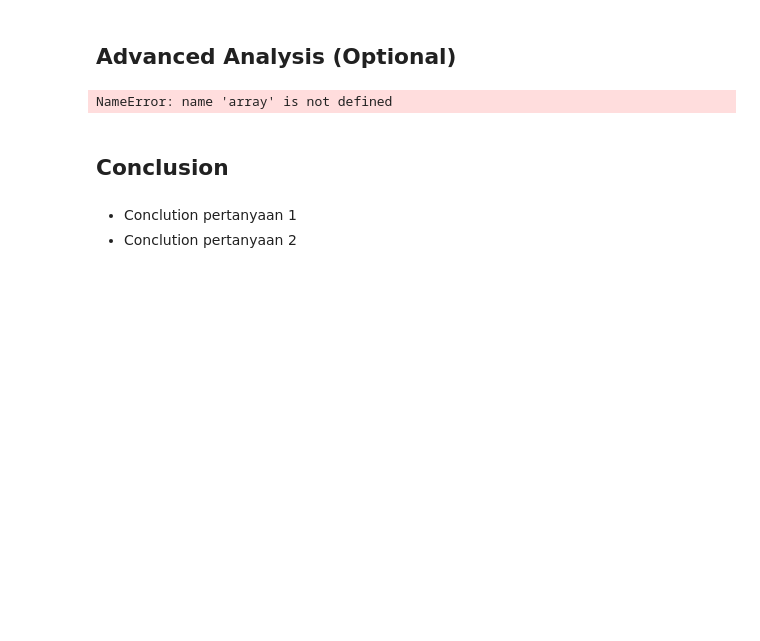
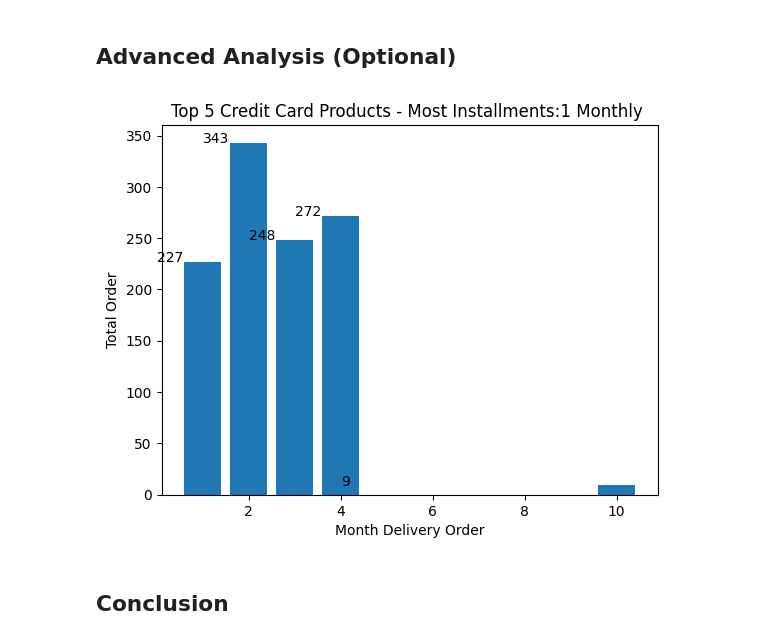
Before and after one commit to RedimRedim/Dicoding_Submission_DataAnalyst, a Jupyter notebook: Proyek_Analisis_Data_duckdb.ipynb, the cells around one changed output. Cells and saved outputs as stored; diff of their text form; code cells hidden in the pictures; blank space fills up the shorter version.

```diff
--- a/Proyek_Analisis_Data_duckdb.ipynb
+++ b/Proyek_Analisis_Data_duckdb.ipynb
@@ -203,18 +203,18 @@ plt.show()
 # %% [markdown]
 ## Advanced Analysis (Optional)
 # %%
-x = np,array([payment_result_most_installments_yearly['monthly_order_approved_at']])
-y = np.array([payment_result_most_installments_yearly['total_order']])
+x = payment_result_most_installments_yearly['monthly_order_approved_at']
+y = payment_result_most_installments_yearly['total_order']
 
-plt.plot(x,y)
+plt.bar(x,y)
+for i, value in enumerate(payment_result_most_installments_yearly['total_order']):
+    plt.text(i, value , str(value))  # Adjust the label position slightly above the bar
+
 plt.xlabel("Month Delivery Order")
 plt.ylabel("Total Order")
 plt.title("Top 5 Credit Card Products - Most Installments:1 Monthly ")
 plt.show()
 # %% [output]
-NameError: name 'array' is not defined
+[figure, added]
 # %% [markdown]
 ## Conclusion
-# %% [markdown]
-- Conclution pertanyaan 1
-- Conclution pertanyaan 2
```
Also changed, not shown: parts of 2 cells of this notebook.
